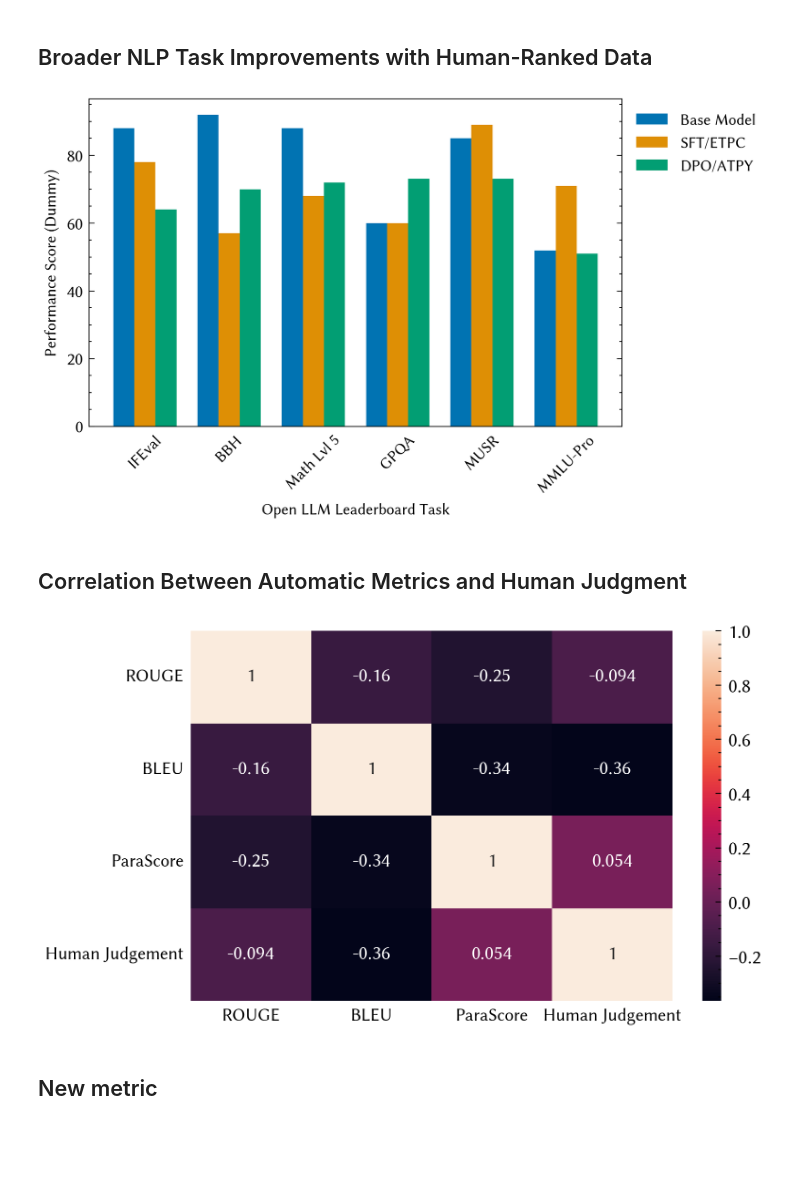
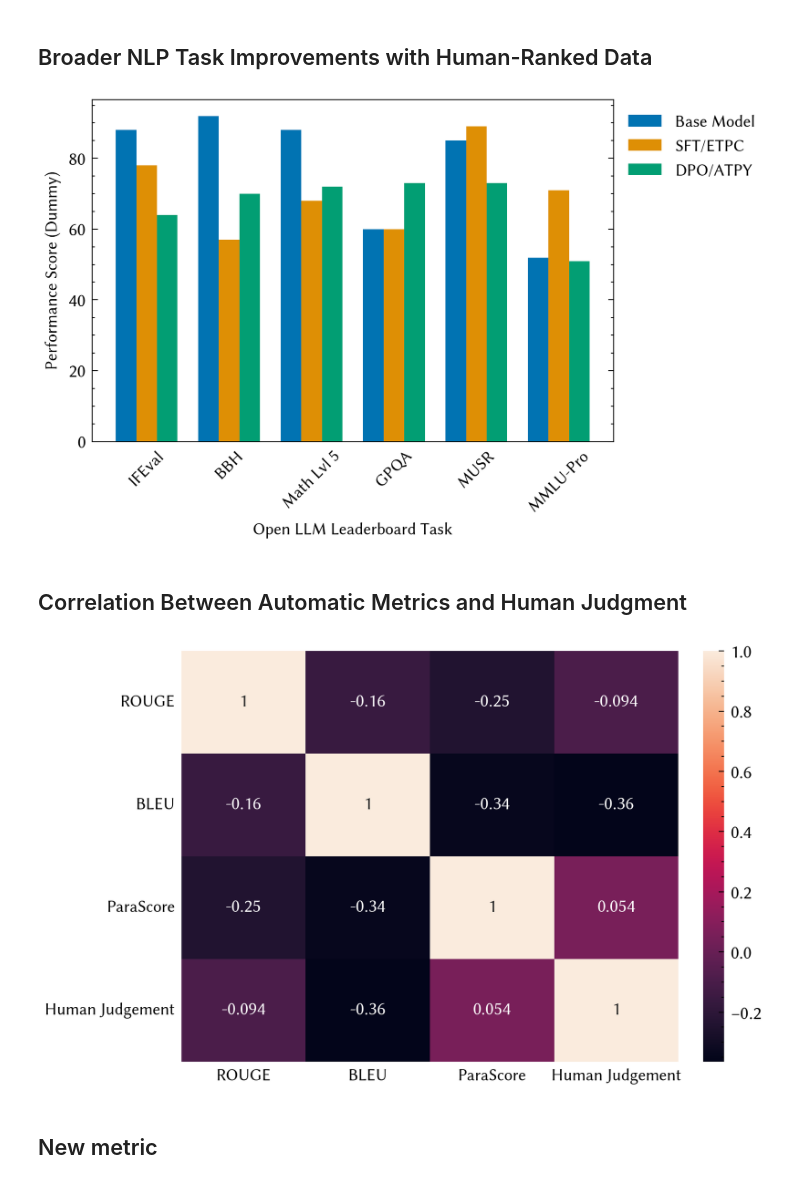
Before and after one commit to cluebbers/dpo-rlhf-paraphrase-types, a Jupyter notebook: notebooks/plots.ipynb, the cells around one changed output. Cells and saved outputs as stored; diff of their text form; code cells hidden in the pictures; blank space fills up the shorter version.

```diff
--- a/notebooks/plots.ipynb
+++ b/notebooks/plots.ipynb
@@ -23,7 +23,37 @@ TOP_10_PARAPHRASE_TYPES = [
     "spelling changes", "subordination and nesting changes", "synthetic/analytic substitution"
 ]
 
-textwidth1 = 5.47807 #onecolumn
+# Create a mapping from original types to their formatted names
+PARAPHRASE_TYPE_MAPPING = {
+    "additiondeletion": "Addition/Deletion",
+    "addition/deletion": "Addition/Deletion",
+    "AdditionDeletion": "Addition/Deletion",
+    "change of order": "Change of order",
+    "derivational changes": "Derivational Changes",
+    "inflectional changes": "Inflectional Changes",
+    "punctuation changes": "Punctuation Changes",
+    "same polarity substitution (contextual)": "Same Polarity Substitution (contextual)",
+    "semantic based": "Semantic Based",
+    "spelling changes": "Spelling Changes",
+    "subordination and nesting changes": "Subordination and Nesting Changes",
+    "syntheticanalytic substitution": "Synthetic/Analytic Substitution",
+    "synthetic/analytic substitution": "Synthetic/Analytic Substitution",
+    "Syntheticanalytic substitution": "Synthetic/Analytic Substitution",
+}
+
+def add_line_breaks(text, n=2):
+    # Add a custom line break for "synthetic/analytic substitution"
+    if text == "Synthetic/Analytic Substitution":
+        return "Synthetic/Analytic\nsubstitution"
+    if text == "same polarity substitution (contextual)":
+        return "Same polarity\nsubstitution (cont.)"
+
+    # Otherwise, split the text into words and add line breaks every `n` words
+    words = text.split(' ')
+    lines = [' '.join(words[i:i + n]) for i in range(0, len(words), n)]
+    return '\n'.join(lines)
+
+textwidth1 = 5.47 #onecolumn
 aspect_ratio = (5 ** 0.5 - 1) / 2 # golden ratio
 width1 = textwidth1
 height1 = width1 * aspect_ratio
@@ -249,7 +284,7 @@ scores = np.random.randint(50, 100, size=(len(tasks), len(models)))
 
 # Create a grouped bar chart
 # Set figure size
-fig, ax = plt.subplots(figsize=(width1, height1), dpi=300)
+fig, ax = plt.subplots(figsize=(width1, height1), dpi=300, constrained_layout=True)
 plt.style.use(['science', 'no-latex'])
 sns.set_palette("colorblind")
 rcParams['font.family'] = 'sans-serif'
@@ -282,7 +317,7 @@ plt.savefig(output_path, dpi=300)
 
 plt.show()
 # %% [output]
-[figure, old version]
+[figure, new version]
 # %% [markdown]
 ## Correlation Between Automatic Metrics and Human Judgment
 # %%
@@ -299,35 +334,35 @@ data = {
     'ParaScore': parascale_scores,
     'Human Judgement': human_scores
 }
 df = pd.DataFrame(data)
 
 # Calculate the correlation matrix
 corr_matrix = df.corr()
 
 # Set figure size according to the provided description
 
 
 # Create a heatmap for the correlation matrix
-fig, ax = plt.subplots(figsize=(width1, height1), dpi=300)
+fig, ax = plt.subplots(figsize=(width1, height1), dpi=300, constrained_layout=True)
 plt.style.use(['science', 'no-latex'])
 sns.set_palette("colorblind")
 rcParams['font.family'] = 'sans-serif'
 rcParams['font.sans-serif'] = ['Linux Biolinum O', 'Linux Biolinum', 'Biolinum']
 
 sns.heatmap(corr_matrix, annot=True, ax=ax, annot_kws={"fontsize": 10})
 
 # Remove only the tick marks (but keep the labels)
 ax.tick_params(axis='x', which='both', bottom=False, top=False, labelsize=9)  # Remove tick marks on the x-axis
 ax.tick_params(axis='y', which='both', left=False, right=False, labelsize=9)  # Remove tick marks on the y-axis
 
 # Save the correlation matrix as a PDF
 output_path = os.path.join(output_dir, "correlation_matrix.pdf")
 plt.savefig(output_path, dpi=300)
 
 # Show the plot
 plt.show()
 # %% [output]
-[figure, old version]
+[figure, new version]
 # %% [markdown]
 ## New metric
 # %%
```
Also changed, not shown: parts of 6 cells of this notebook.
